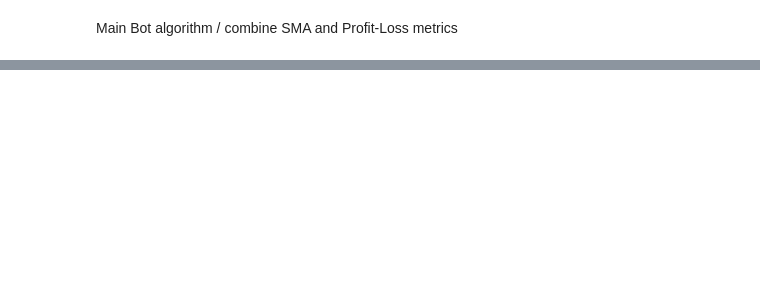
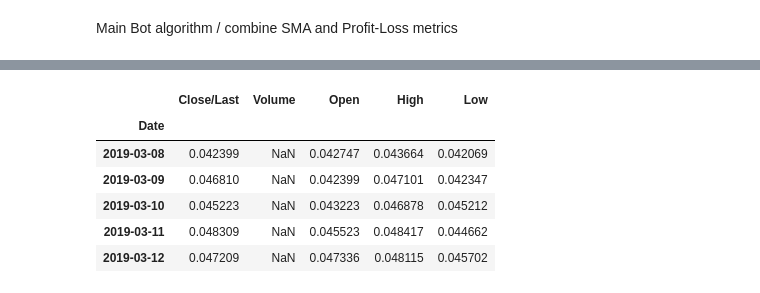
Before and after one commit to Antharithm/Cardano-ML-Solutions, a Jupyter notebook: Trading Bot (MAIN).ipynb, the cells around one changed output, grey strips where cells are left out. Drawn from its saved outputs; the diff is of its cells as text; code cells hidden in the pictures; blank space fills up the shorter version.

```diff
--- a/Trading Bot (MAIN).ipynb
+++ b/Trading Bot (MAIN).ipynb
@@ -32,0 +41,12 @@ ada_historical_df
+# %%
+#ada_trading_df.drop(columns='Volume', index = "Date")
+
+ada_trading_df.head()
+# %% [output]
+|  | Close/Last | Volume | Open | High | Low |
+| Date |  |  |  |  |  |
+| 2019-03-08 | 0.042399 | NaN | 0.042747 | 0.043664 | 0.042069 |
+| 2019-03-09 | 0.046810 | NaN | 0.042399 | 0.047101 | 0.042347 |
+| 2019-03-10 | 0.045223 | NaN | 0.043223 | 0.046878 | 0.045212 |
+| 2019-03-11 | 0.048309 | NaN | 0.045523 | 0.048417 | 0.044662 |
+| 2019-03-12 | 0.047209 | NaN | 0.047336 | 0.048115 | 0.045702 |
```
Also changed, not shown: parts of 24 cells of this notebook.
